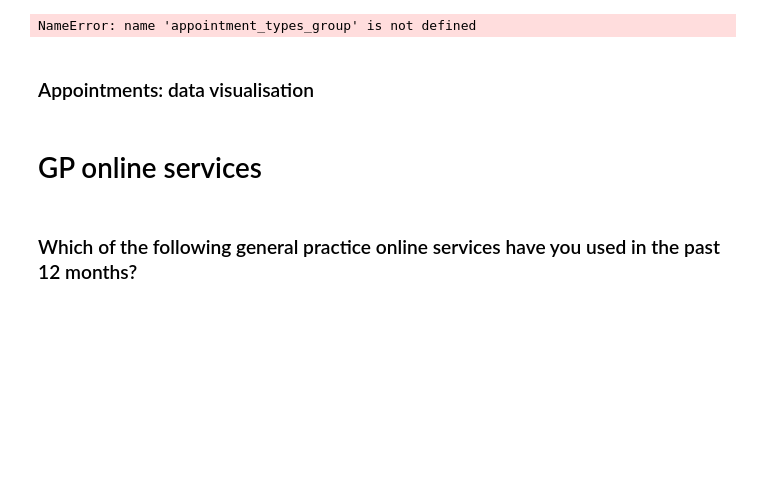
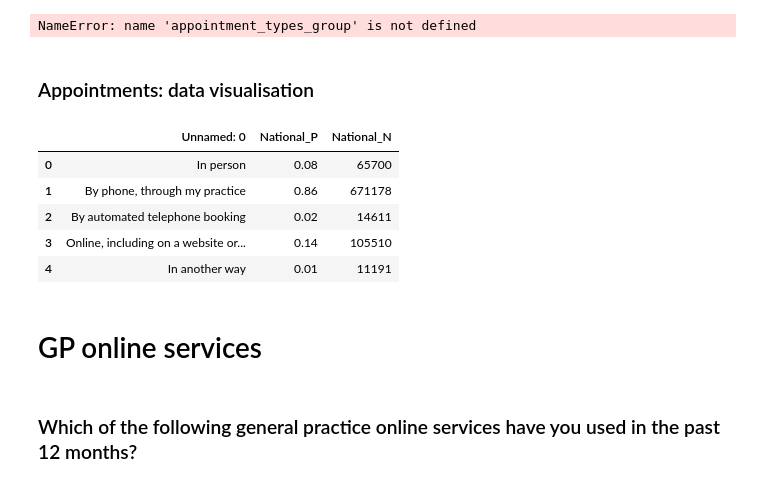
Before and after one commit to nhsx/digital-health-insights, a Jupyter notebook: Digital-Insights-2021-GP-Patient-Survey-2021-Analysis-Master.ipynb, the cells around one changed output. Saved outputs shown, nothing was run; the diff lists cells and outputs as text; code cells hidden in the pictures; blank space fills up the shorter version.

Commit message:
How did you try to book the appointment? Added

```diff
--- a/Digital-Insights-2021-GP-Patient-Survey-2021-Analysis-Master.ipynb
+++ b/Digital-Insights-2021-GP-Patient-Survey-2021-Analysis-Master.ipynb
@@ -113,6 +113,17 @@ plotly_obj = plotly.offline.plot(
 )
 with open("_includes/remote_appts.html", "w") as file:
     file.write(plotly_obj)
+# %%
+## how did you try to book an appointment?
+how_try_book_appointment = pd.read_csv(r'/Users/mary.amanuel/Desktop/digital health insights/cleaned data/GPPS2021_csv/how_book_appointment.csv', sep=',', header=0)
+how_try_book_appointment
+# %% [output]
+|  | Unnamed: 0 | National_P | National_N |
+| 0 | In person | 0.08 | 65700 |
+| 1 | By phone, through my practice | 0.86 | 671178 |
+| 2 | By automated telephone booking | 0.02 | 14611 |
+| 3 | Online, including on a website or... | 0.14 | 105510 |
+| 4 | In another way | 0.01 | 11191 |
 # %% [markdown]
 # GP online services
 # %% [markdown]
```
Also changed, not shown: parts of 3 cells of this notebook.
